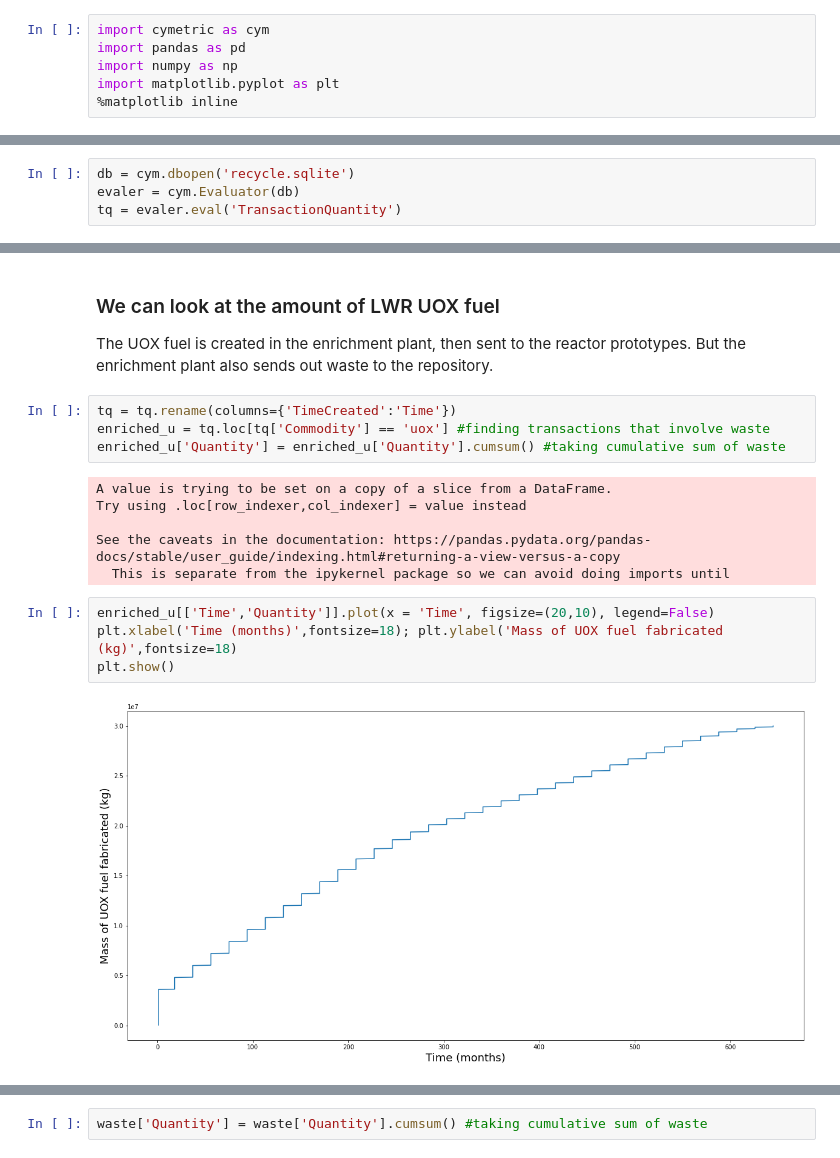
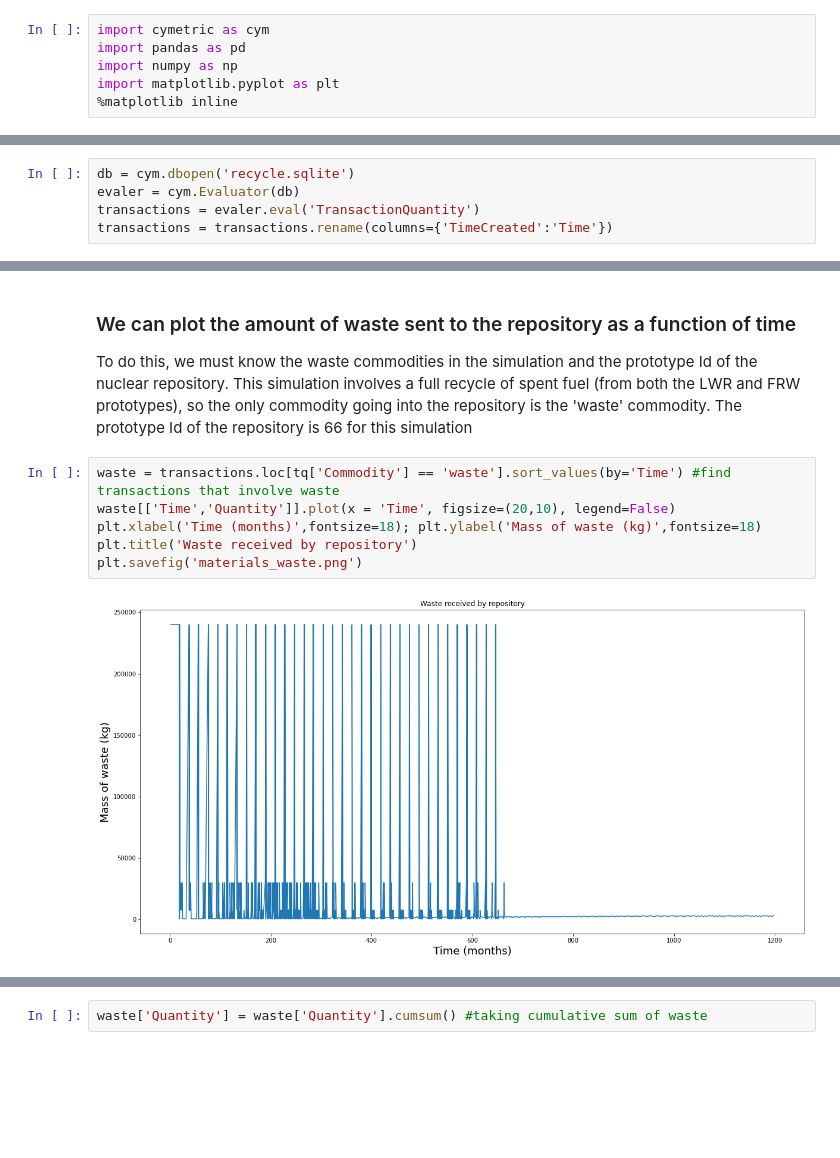
Before and after one commit to cyclus/cymetric, a Jupyter notebook: examples/materials_transactions.ipynb, the cells around one changed output, grey strips where cells are left out. Drawn from its saved outputs; the diff is of its cells as text; blank space fills up the shorter version.

Commit message:
modifying scope of fuel example

```diff
--- a/examples/materials_transactions.ipynb
+++ b/examples/materials_transactions.ipynb
@@ -39,4 +39,5 @@ Simulation ID: b2ec07a2-a317-4159-9ea0-82be0e81afb9
 # %%
 db = cym.dbopen('recycle.sqlite')
 evaler = cym.Evaluator(db)
-tq = evaler.eval('TransactionQuantity')
+transactions = evaler.eval('TransactionQuantity')
+transactions = transactions.rename(columns={'TimeCreated':'Time'})
@@ -63,19 +44,12 @@ print(tq.loc[tq['SenderId'] == 73].to_string())
-# %% [markdown]
-### We can look at the amount of LWR UOX fuel
-The UOX fuel is created in the enrichment plant, then sent to the reactor prototypes. But the enrichment plant also sends out waste to the repository.
-# %%
-tq = tq.rename(columns={'TimeCreated':'Time'})
-enriched_u = tq.loc[tq['Commodity'] == 'uox'] #finding transactions that involve waste
-enriched_u['Quantity'] = enriched_u['Quantity'].cumsum() #taking cumulative sum of waste
-# %% [output]
-A value is trying to be set on a copy of a slice from a DataFrame.
-Try using .loc[row_indexer,col_indexer] = value instead
-
-See the caveats in the documentation: https://pandas.pydata.org/pandas-docs/stable/user_guide/indexing.html#returning-a-view-versus-a-copy
-  This is separate from the ipykernel package so we can avoid doing imports until
+# %% [markdown]
+### We can plot the amount of waste sent to the repository as a function of time
+
+To do this, we must know the waste commodities in the simulation and the prototype Id of the nuclear repository. This simulation involves a full recycle of spent fuel (from both the LWR and FRW prototypes), so the only commodity going into the repository is the 'waste' commodity. The prototype Id of the repository is 66 for this simulation
 # %%
-enriched_u[['Time','Quantity']].plot(x = 'Time', figsize=(20,10), legend=False)
-plt.xlabel('Time (months)',fontsize=18); plt.ylabel('Mass of UOX fuel fabricated (kg)',fontsize=18)
-plt.show()
+waste = transactions.loc[tq['Commodity'] == 'waste'].sort_values(by='Time') #find transactions that involve waste
+waste[['Time','Quantity']].plot(x = 'Time', figsize=(20,10), legend=False)
+plt.xlabel('Time (months)',fontsize=18); plt.ylabel('Mass of waste (kg)',fontsize=18)
+plt.title('Waste received by repository')
+plt.savefig('materials_waste.png')
 # %% [output]
-[figure, old version]
+[figure, new version]
```
Also changed, not shown: parts of 17 cells of this notebook, 2 other files.
